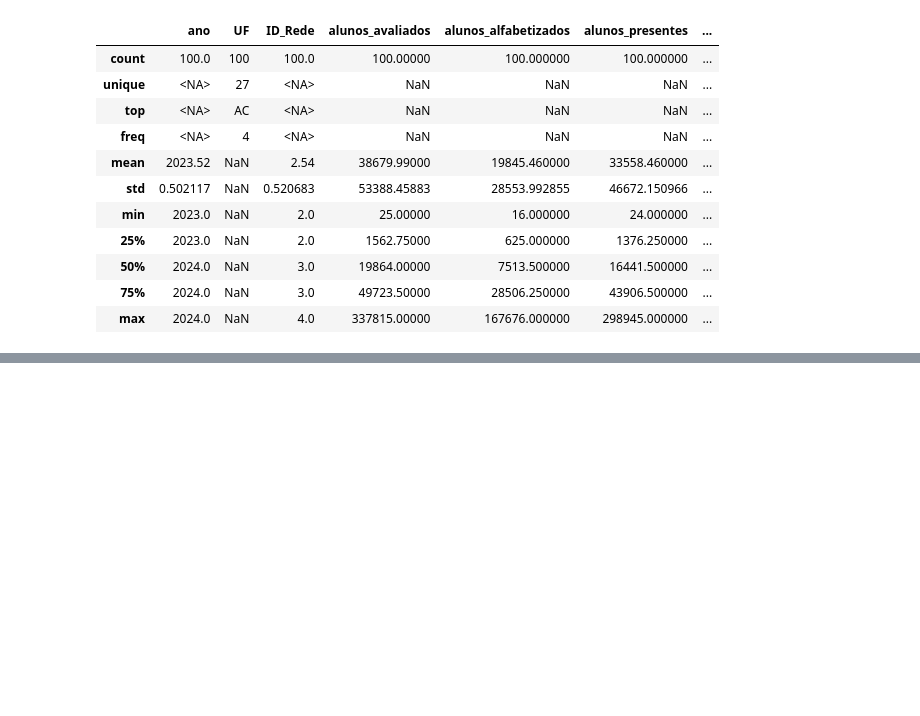
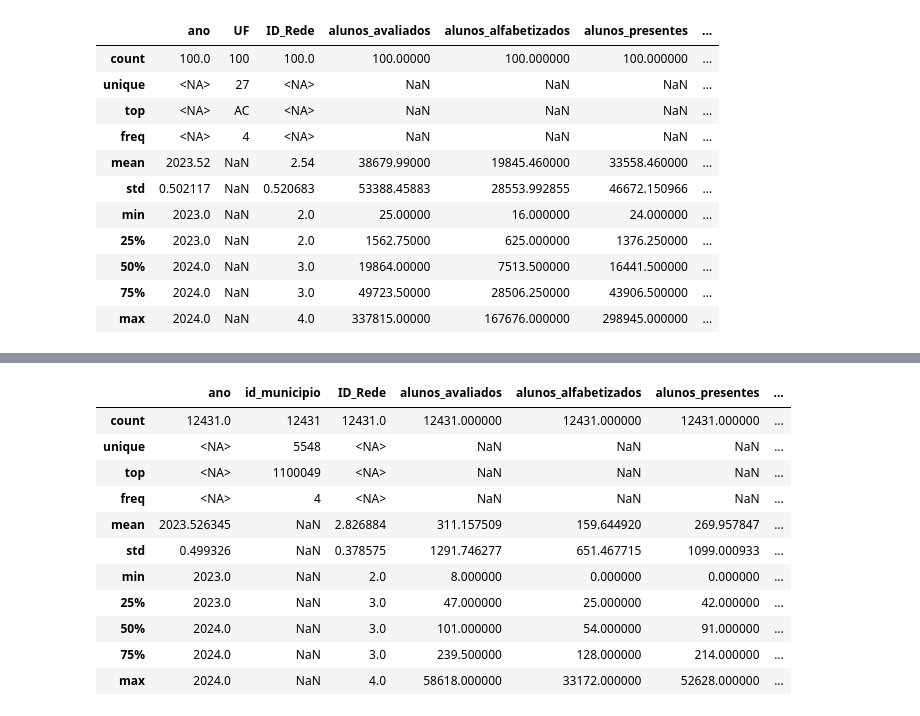
Before and after one commit to IcaroBedinotto-bed/tech-challenge-fase3, a Jupyter notebook: notebooks/01_explocarao_gold.ipynb, the cells around one changed output, grey strips where cells are left out. Saved outputs shown, nothing was run; the diff lists cells and outputs as text; code cells hidden in the pictures; blank space fills up the shorter version.

Commit message:
Exploração da Gold completa

```diff
--- a/notebooks/01_explocarao_gold.ipynb
+++ b/notebooks/01_explocarao_gold.ipynb
@@ -284,0 +289,6 @@ df_fact_uf.describe(include="all")
+# %%
+import pandas as pd
+
+df_fact_municipio = pd.read_parquet("../data/gold/facts/fato_alfabetizacao_municipio/fato_alfabetizacao_municipio.parquet")
+
+df_fact_municipio.shape
@@ -284,0 +325,15 @@ df_fact_uf.describe(include="all")
+# %%
+df_fact_municipio.describe(include="all")
+# %% [output]
+|  | ano | id_municipio | ID_Rede | alunos_avaliados | alunos_alfabetizados | alunos_presentes | ... |
+| count | 12431.0 | 12431 | 12431.0 | 12431.000000 | 12431.000000 | 12431.000000 | ... |
+| unique | <NA> | 5548 | <NA> | NaN | NaN | NaN | ... |
+| top | <NA> | 1100049 | <NA> | NaN | NaN | NaN | ... |
+| freq | <NA> | 4 | <NA> | NaN | NaN | NaN | ... |
+| mean | 2023.526345 | NaN | 2.826884 | 311.157509 | 159.644920 | 269.957847 | ... |
+| std | 0.499326 | NaN | 0.378575 | 1291.746277 | 651.467715 | 1099.000933 | ... |
+| min | 2023.0 | NaN | 2.0 | 8.000000 | 0.000000 | 0.000000 | ... |
+| 25% | 2023.0 | NaN | 3.0 | 47.000000 | 25.000000 | 42.000000 | ... |
+| 50% | 2024.0 | NaN | 3.0 | 101.000000 | 54.000000 | 91.000000 | ... |
+| 75% | 2024.0 | NaN | 3.0 | 239.500000 | 128.000000 | 214.000000 | ... |
+| max | 2024.0 | NaN | 4.0 | 58618.000000 | 33172.000000 | 52628.000000 | ... |
```
Also changed, not shown: parts of 29 cells of this notebook, 2 other files.
